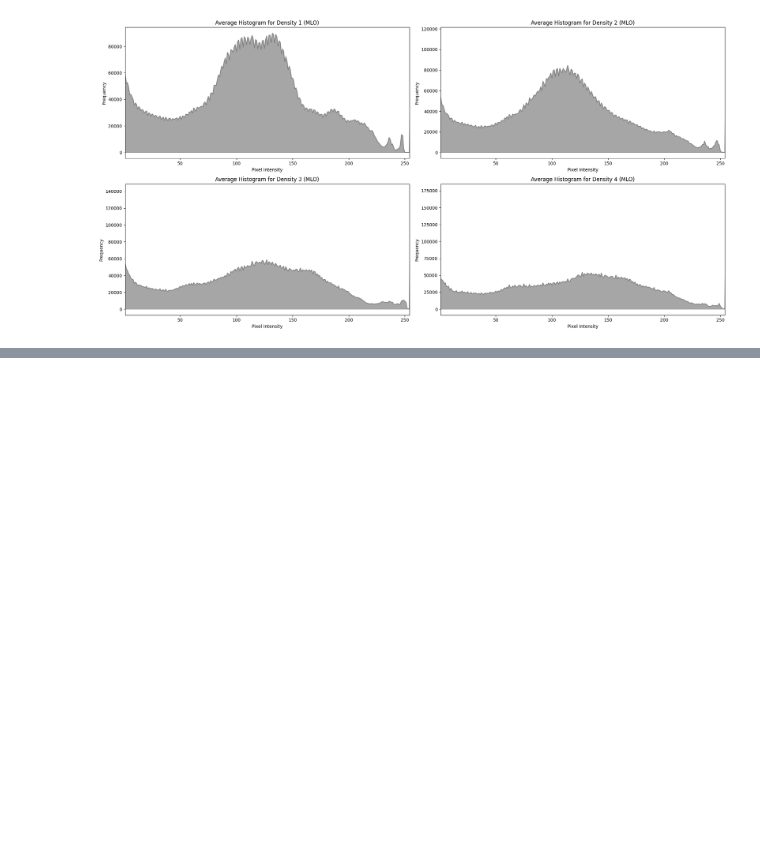
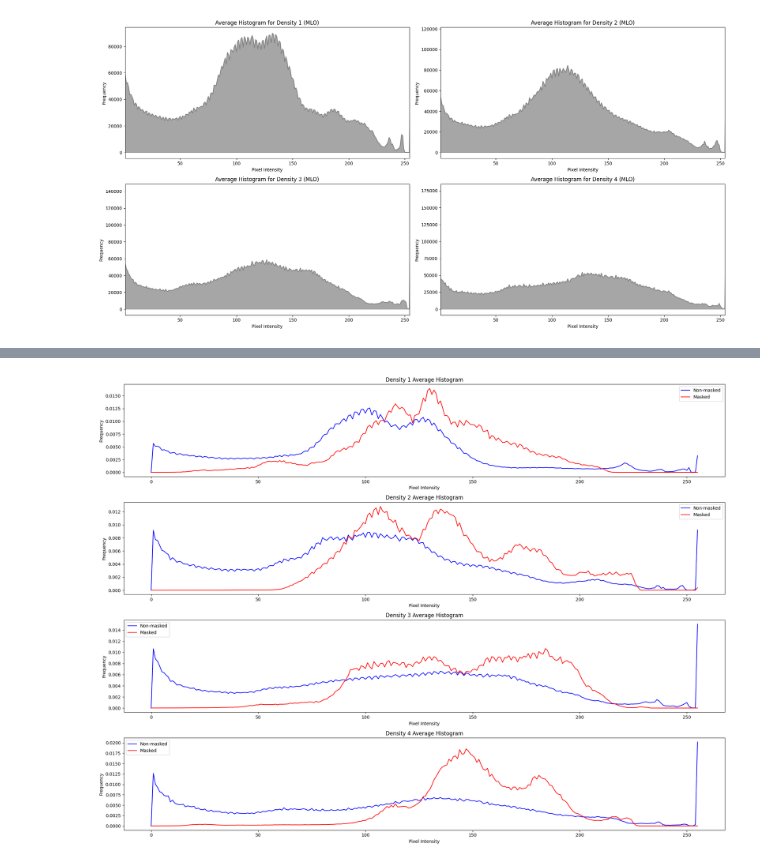
Before and after one commit to tmb2k01/mammo-vision, a Jupyter notebook: notebooks/data-analysis.ipynb, the cells around one changed output, grey strips where cells are left out. Cells and saved outputs as stored; diff of their text form; code cells hidden in the pictures; blank space fills up the shorter version.

```diff
--- a/notebooks/data-analysis.ipynb
+++ b/notebooks/data-analysis.ipynb
@@ -447,0 +561,61 @@ plt.show()
+# %%
+def get_image_and_masks(density, num_images=20):
+    images = [f for f in train_images_filenames if f"density_{density}" in f][
+        :num_images
+    ]
+    image_and_masks = []
+    for image_path in images:
+        image_id = get_first_4_sections(image_path)
+        masks = [
+            os.path.join(train_masks_path, f)
+            for f in train_masks_filenames
+            if image_id in f
+        ]
+        image_and_masks.append((image_path, masks))
+    return image_and_masks
+
+
+def compute_average_histograms(images_and_masks):
+    non_masked_histograms = []
+    masked_histograms = []
+    for image_path, masks in images_and_masks:
+        image = plt.imread(os.path.join(train_images_path, image_path))
+        non_masked_hist, masked_hist = compute_histograms(image, masks)
+        non_masked_histograms.append(non_masked_hist)
+        masked_histograms.append(masked_hist)
+
+    average_non_masked_hist = np.mean(non_masked_histograms, axis=0)
+    average_masked_hist = np.mean(masked_histograms, axis=0)
+
+    return average_non_masked_hist, average_masked_hist
+
+
+density_1_images_and_masks = get_image_and_masks(1)
+density_2_images_and_masks = get_image_and_masks(2)
+density_3_images_and_masks = get_image_and_masks(3)
+density_4_images_and_masks = get_image_and_masks(4)
+densities = [1, 2, 3, 4]
+images_and_masks = [
+    density_1_images_and_masks,
+    density_2_images_and_masks,
+    density_3_images_and_masks,
+    density_4_images_and_masks,
+]
+
+fig, axes = plt.subplots(4, 1, figsize=(20, 15))
+
+for i, (density, images_and_masks) in enumerate(zip(densities, images_and_masks)):
+    average_non_masked_hist, average_masked_hist = compute_average_histograms(
+        images_and_masks
+    )
+    axes[i].plot(average_non_masked_hist, color="blue", label="Non-masked")
+    axes[i].plot(average_masked_hist, color="red", label="Masked")
+    axes[i].set_title(f"Density {density} Average Histogram")
+    axes[i].set_xlabel("Pixel Intensity")
+    axes[i].set_ylabel("Frequency")
+    axes[i].legend()
+
+plt.tight_layout()
+plt.show()
+# %% [output]
+[figure, added]
```
Also changed, not shown: parts of 10 cells of this notebook.
